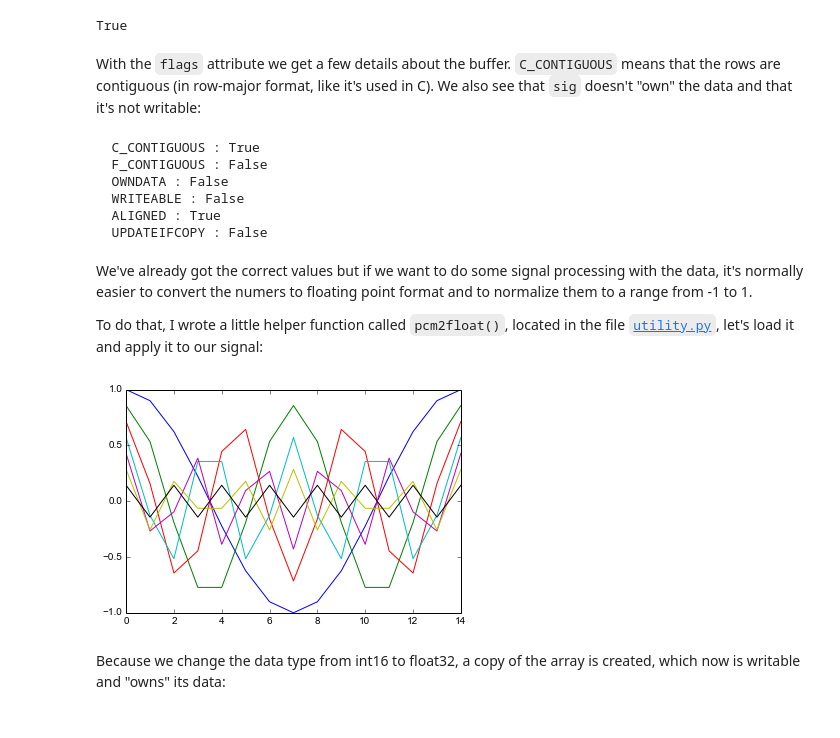
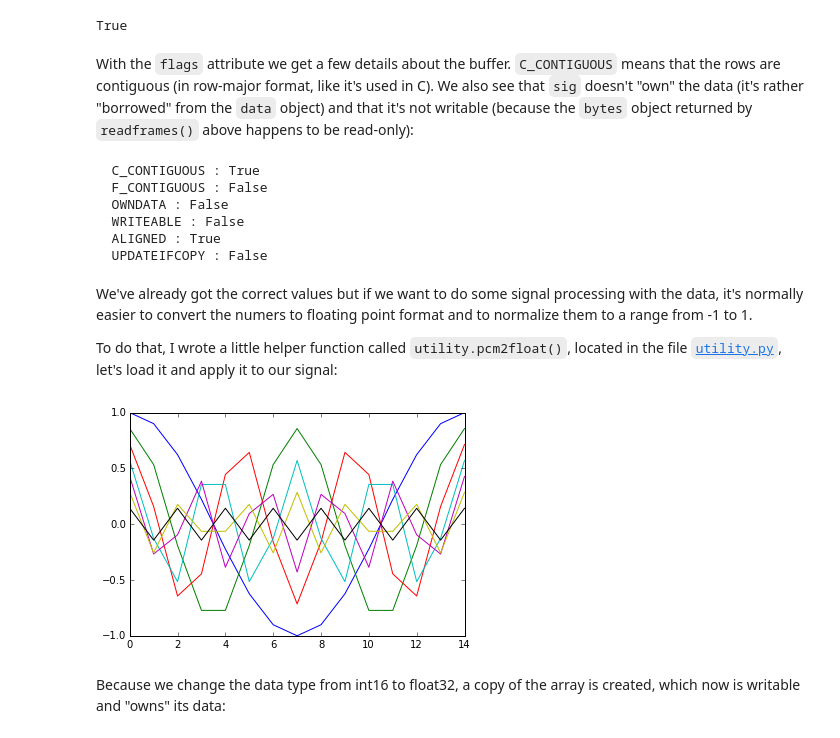
Before and after one commit to mgeier/python-audio, a Jupyter notebook: audio-files/audio-files-with-wave.ipynb, the cells around one changed output. Drawn from its saved outputs; the diff is of its cells as text; code cells hidden in the pictures.

Commit message:
Update notebook about the wave module

```diff
--- a/audio-files/audio-files-with-wave.ipynb
+++ b/audio-files/audio-files-with-wave.ipynb
@@ -31,17 +31,16 @@ Reading a 16-bit WAV file into a NumPy array is not hard, but it requires a few
 # %%
 import wave
 import numpy as np
-from contextlib import closing
-from utility import pcm2float
+import utility
 
-with closing(wave.open('data/test_wav_pcm16.wav')) as w:
+with wave.open('data/test_wav_pcm16.wav') as w:
     channels = w.getnchannels()
     assert w.getsampwidth() == 2
     data = w.readframes(w.getnframes())
 
 sig = np.frombuffer(data, dtype='<i2').reshape(-1, channels)
 
-normalized = pcm2float(sig, np.float32)
+normalized = utility.pcm2float(sig, np.float32)
 # %% [markdown]
 But not so fast! Let's do that step-by-step and put a few explanations in between.
 
@@ -62,10 +62,11 @@ Now we open a 16-bit WAV file, show a few informations and read its contents.
 # %%
-with closing(wave.open('data/test_wav_pcm16.wav')) as w:
+with wave.open('data/test_wav_pcm16.wav') as w:
     framerate = w.getframerate()
     frames = w.getnframes()
     channels = w.getnchannels()
     width = w.getsampwidth()
-    print("sampling rate = {framerate} Hz, length = {frames} samples, channels = {channels}, sample width = {width} bytes".format(**locals()))
+    print("sampling rate:", framerate, "Hz, length:", frames, "samples,",
+          "channels:", channels, "sample width:", width, "bytes")
 
     data = w.readframes(frames)
 # %% [output]
@@ -120,7 +122,7 @@ To be able to do something useful with the data, we have to take pairs of 2 byte
 
 Let's also reshape the array to get a column for each channel:
 # %%
-sig = frombuffer(data, dtype='<i2').reshape(-1, channels)
+sig = np.frombuffer(data, dtype='<i2').reshape(-1, channels)
 sig
 # %% [output]
 array([[ 32767,  28086,  23405,  18724,  14043,   9362,   4681],
@@ -145,7 +153,7 @@ sig.base.base is data
 # %% [output]
 True
 # %% [markdown]
-With the `flags` attribute we get a few details about the buffer. `C_CONTIGUOUS` means that the rows are contiguous (in row-major format, like it's used in C). We also see that `sig` doesn't "own" the data and that it's not writable:
+With the `flags` attribute we get a few details about the buffer. `C_CONTIGUOUS` means that the rows are contiguous (in row-major format, like it's used in C). We also see that `sig` doesn't "own" the data (it's rather "borrowed" from the `data` object) and that it's not writable (because the `bytes` object returned by `readframes()` above happens to be read-only):
 # %%
 sig.flags
 # %% [output]
@@ -158,15 +166,15 @@ sig.flags
 # %% [markdown]
 We've already got the correct values but if we want to do some signal processing with the data, it's normally easier to convert the numers to floating point format and to normalize them to a range from -1 to 1.
 
-To do that, I wrote a little helper function called `pcm2float()`, located in the file [`utility.py`](https://github.com/mgeier/python-audio/blob/master/audio-files/utility.py), let's load it and apply it to our signal:
+To do that, I wrote a little helper function called `utility.pcm2float()`, located in the file [`utility.py`](https://github.com/mgeier/python-audio/blob/master/audio-files/utility.py), let's load it and apply it to our signal:
 # %%
-from utility import pcm2float
+import utility
 
-normalized = pcm2float(sig, 'float32')
+normalized = utility.pcm2float(sig, 'float32')
 
-plot(normalized);
+plt.plot(normalized);
 # %% [output]
-[figure, old version]
+[figure, new version]
 # %% [markdown]
 Because we change the data type from int16 to float32, a copy of the array is created, which now is writable and "owns" its data:
 # %%
```
Also changed, not shown: parts of 38 cells of this notebook, 1 other file.
